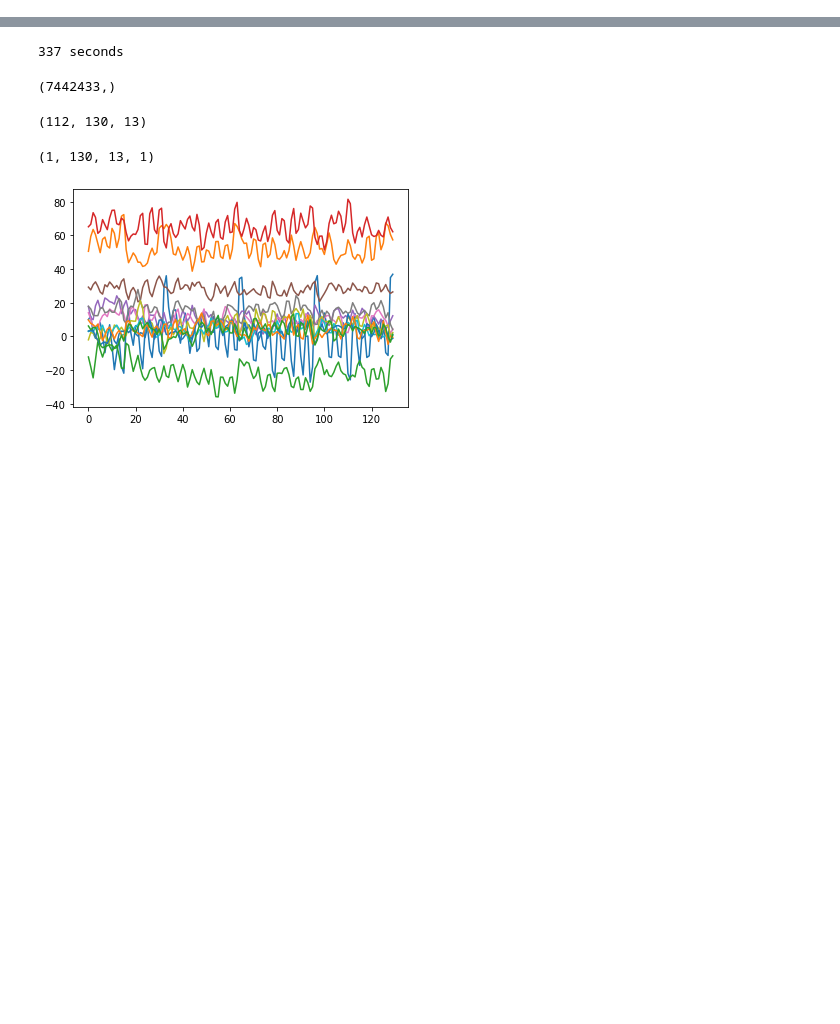
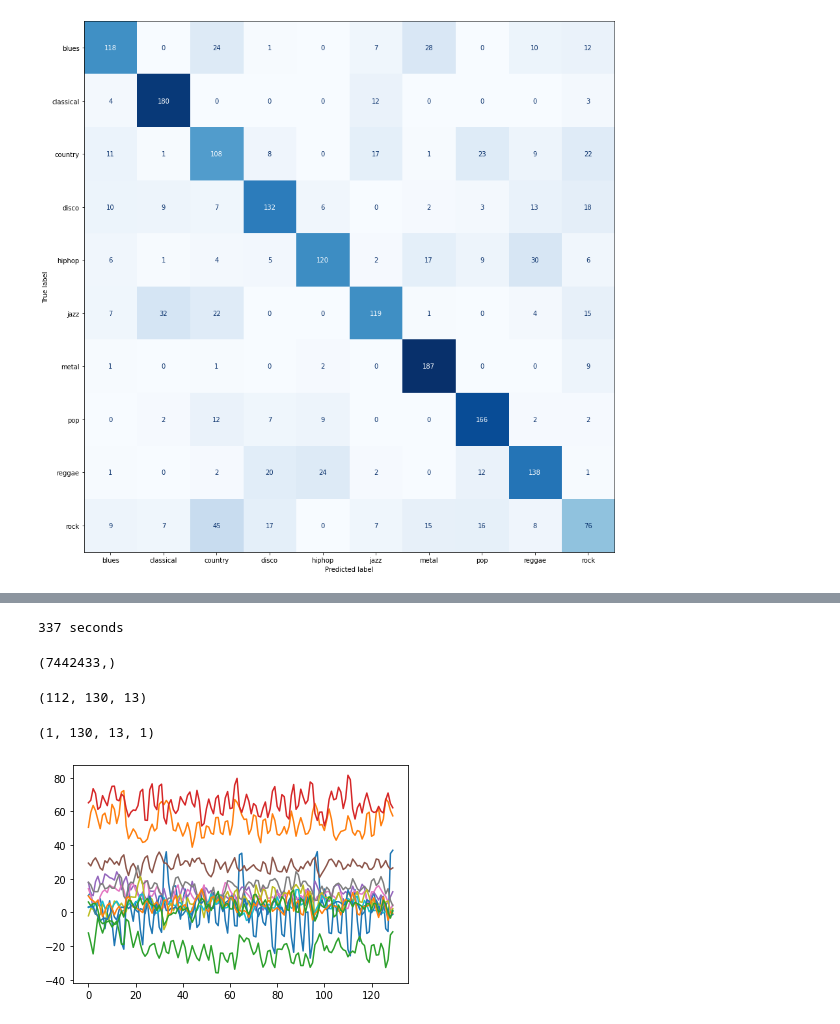
Before and after one commit to slavenran/python, a Jupyter notebook: FCC_Machine_learning/Music_classification/model_training/music_genre_cnn.ipynb, the cells around one changed output, grey strips where cells are left out. Cells and saved outputs as stored; diff of their text form; code cells hidden in the pictures; blank space fills up the shorter version.

```diff
--- a/FCC_Machine_learning/Music_classification/model_training/music_genre_cnn.ipynb
+++ b/FCC_Machine_learning/Music_classification/model_training/music_genre_cnn.ipynb
@@ -156,0 +212,14 @@ NameError: name 'history' is not defined
+# %%
+# run predictions for creating confusion matrix
+prediction = model.predict(x_test)
+predicted_indexes = [np.argmax(index) for index in prediction]
+# %%
+# display confusion matrix
+M = confusion_matrix(y_test, predicted_indexes)
+disp = ConfusionMatrixDisplay(confusion_matrix=M, display_labels=genres)
+
+disp.plot(cmap=plt.cm.Blues, colorbar=False)
+plt.rcParams["figure.figsize"] = (15, 15)
+plt.show()
+# %% [output]
+[figure, added]
```
Also changed, not shown: parts of 25 cells of this notebook, 3 other files.
